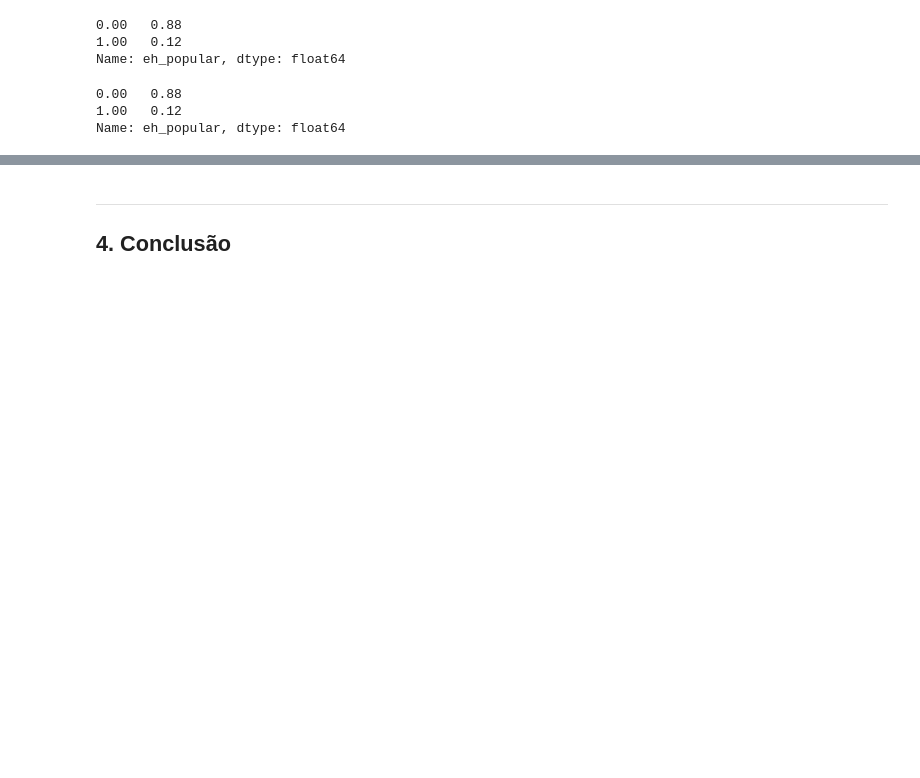
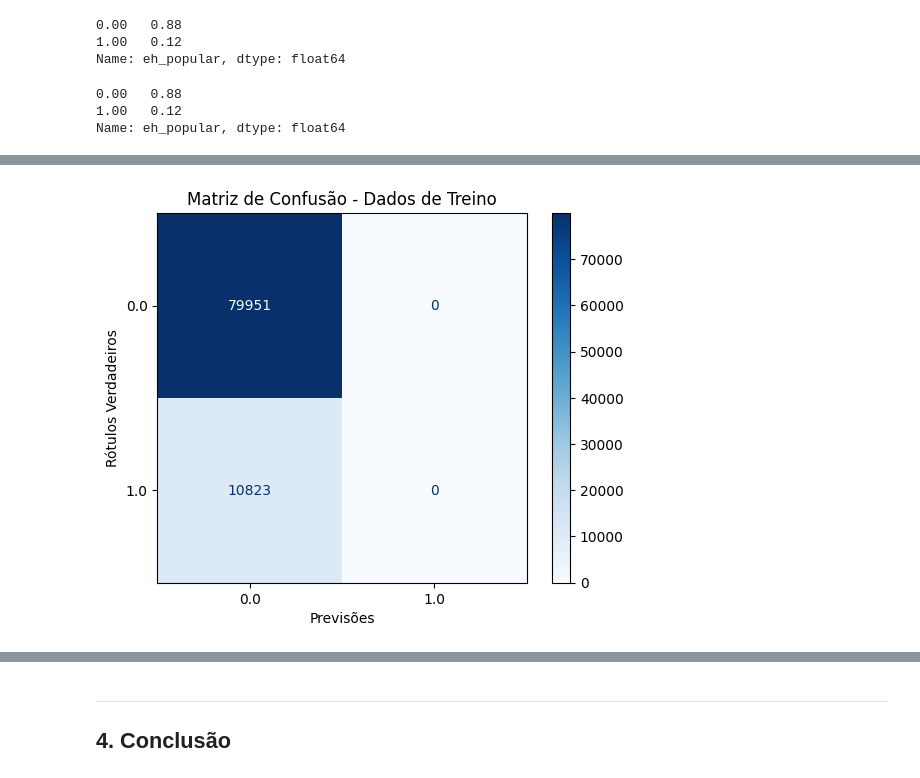
Before and after one commit to leosimoes/Alura-7DaysOfCode-Dados, a Jupyter notebook: Machine-Learning/Spotify.ipynb, the cells around one changed output, grey strips where cells are left out. Drawn from its saved outputs; the diff is of its cells as text; code cells hidden in the pictures; blank space fills up the shorter version.

```diff
--- a/Machine-Learning/Spotify.ipynb
+++ b/Machine-Learning/Spotify.ipynb
@@ -350,0 +364,9 @@ Name: eh_popular, dtype: float64
+# %%
+def treinar_modelo_base(X, y):
+    modelo_base = LogisticRegression(random_state=0)
+    modelo_base.fit(X, y)
+
+    return modelo_base
+# %%
+modelo_base = treinar_modelo_base(X_train, y_train)
+modelo_base
@@ -350,0 +410,28 @@ Name: eh_popular, dtype: float64
+# %%
+def plot_confusion_matrix_lr(model, X, y, titulo_compl=''):
+    # Classes do modelo
+    classes = modelo_base.classes_
+
+    # Calcula as previsões do modelo
+    y_pred = model.predict(X)
+
+    # Calcula a matriz de confusão
+    cm = confusion_matrix(y, y_pred)
+
+    # Cria um objeto ConfusionMatrixDisplay
+    disp = ConfusionMatrixDisplay(confusion_matrix=cm, display_labels=classes)
+
+    # Plota a matriz de confusão
+    disp.plot(cmap=plt.cm.Blues, values_format='d')
+
+    # Ajusta o estilo do gráfico
+    plt.xlabel('Previsões')
+    plt.ylabel('Rótulos Verdadeiros')
+    plt.title('Matriz de Confusão' + titulo_compl)
+
+    # Exibe o gráfico
+    plt.show()
+# %%
+plot_confusion_matrix_lr(modelo_base, X_train, y_train, titulo_compl=' - Dados de Treino')
+# %% [output]
+[figure, added]
```
Also changed, not shown: parts of 12 cells of this notebook, 1 other file.
